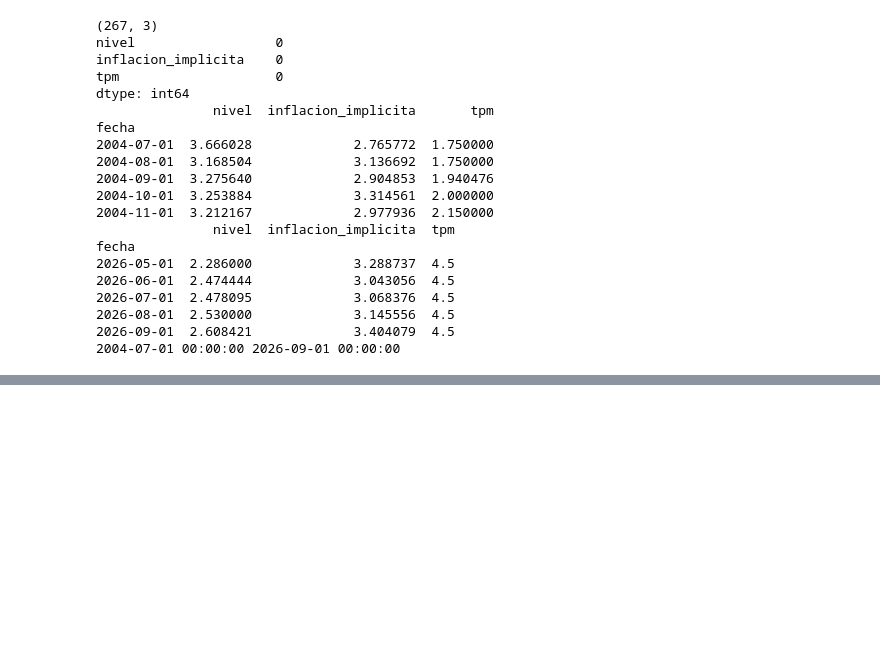
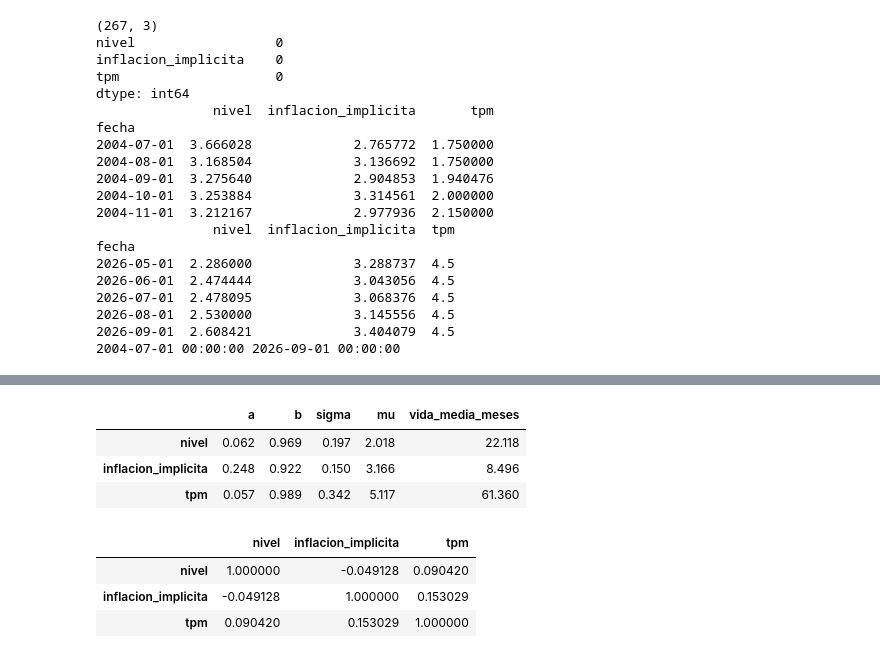
Before and after one commit to nombre00/gestor_datos_economicos, a Jupyter notebook: notebooks/003_modelo_tasas.ipynb, the cells around one changed output, grey strips where cells are left out. Saved outputs shown, nothing was run; the diff lists cells and outputs as text; code cells hidden in the pictures; blank space fills up the shorter version.

```diff
--- a/notebooks/003_modelo_tasas.ipynb
+++ b/notebooks/003_modelo_tasas.ipynb
@@ -708,0 +744,9 @@ pendiente: 0.9691474563809649, intercepto: 0.062270615957327545
+# %%
+# Ahora ocupamos la función en las 3 series.
+
+parametros_nivel, residuos_nivel = calcular_ar1(factores_relevantes["nivel"])
+parametros_inflacion_implicita, residuos_inflacion_implicita = calcular_ar1(factores_relevantes["inflacion_implicita"])
+parametros_tpm, residuos_tpm = calcular_ar1(factores_relevantes["tpm"])
+print(parametros_nivel)
+print(parametros_inflacion_implicita)
+print(parametros_tpm)
@@ -708,0 +757,28 @@ pendiente: 0.9691474563809649, intercepto: 0.062270615957327545
+# %%
+# Generamos una tabla con los resultados.
+
+tabla_ar1 = pd.DataFrame({
+    "nivel": parametros_nivel,
+    "inflacion_implicita": parametros_inflacion_implicita,
+    "tpm": parametros_tpm,
+}).T
+
+residuos_df = pd.DataFrame({
+    "nivel": residuos_nivel,
+    "inflacion_implicita": residuos_inflacion_implicita,
+    "tpm": residuos_tpm,
+})
+
+display(tabla_ar1.round(3))
+# %% [output]
+|  | a | b | sigma | mu | vida_media_meses |
+| nivel | 0.062 | 0.969 | 0.197 | 2.018 | 22.118 |
+| inflacion_implicita | 0.248 | 0.922 | 0.150 | 3.166 | 8.496 |
+| tpm | 0.057 | 0.989 | 0.342 | 5.117 | 61.360 |
+# %%
+residuos_df.corr()
+# %% [output]
+|  | nivel | inflacion_implicita | tpm |
+| nivel | 1.000000 | -0.049128 | 0.090420 |
+| inflacion_implicita | -0.049128 | 1.000000 | 0.153029 |
+| tpm | 0.090420 | 0.153029 | 1.000000 |
```
Also changed, not shown: parts of 2 cells of this notebook.
